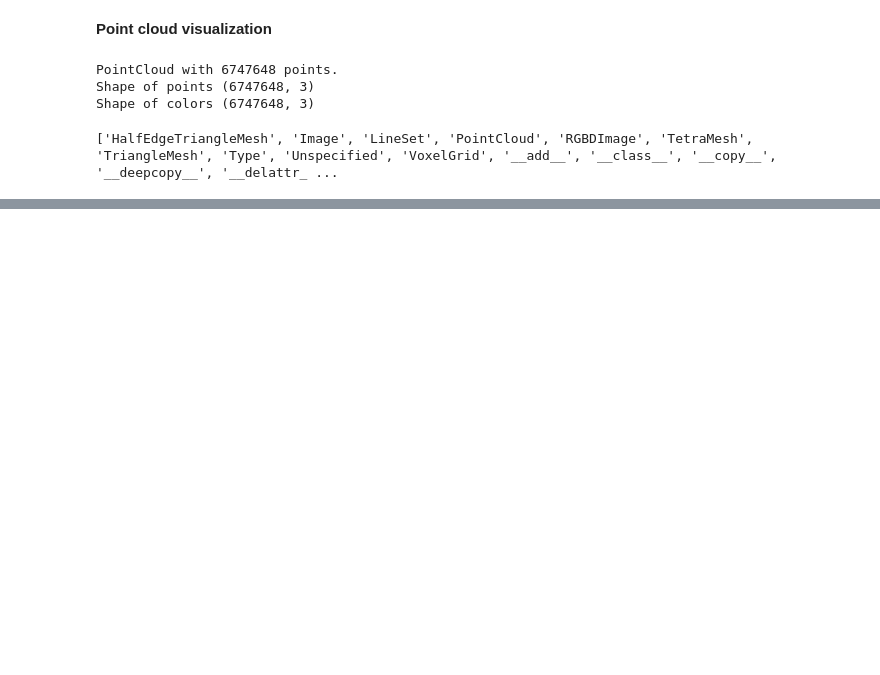
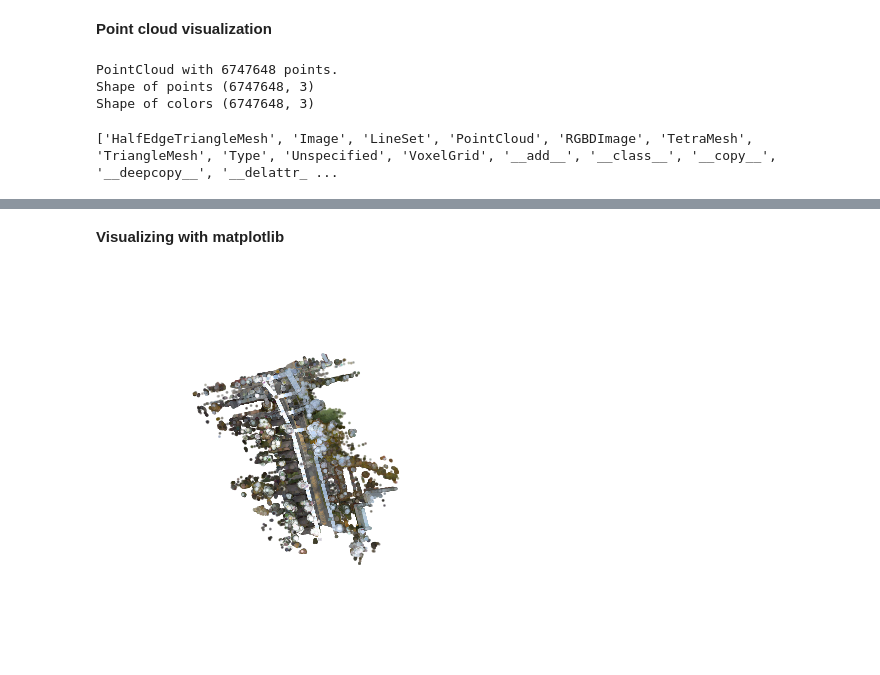
Before and after one commit to AleksandrMorozov123/Computer_vision_architectures, a Jupyter notebook: 3d-computer-vision.ipynb, the cells around one changed output, grey strips where cells are left out. Saved outputs shown, nothing was run; the diff lists cells and outputs as text; code cells hidden in the pictures; blank space fills up the shorter version.

Commit message:
Kaggle Notebook | 3D_Computer_vision | Version 8

```diff
--- a/3d-computer-vision.ipynb
+++ b/3d-computer-vision.ipynb
@@ -156,0 +156,5 @@ op3.visualization.draw_plotly([downpcd1],
+# %% [markdown]
+**Visualizing with matplotlib**
+# %%
+cloud = op3.io.read_point_cloud("/kaggle/input/point-cloud-lidar-toronto-3d/L004.ply")
+if cloud.is_empty(): exit()
@@ -156,0 +163,21 @@ op3.visualization.draw_plotly([downpcd1],
+# %%
+from mpl_toolkits import mplot3d
+points = np.asarray(cloud.points)
+
+colors = None
+if cloud.has_colors():
+    colors = np.asarray(cloud.colors)
+elif cloud.has_normals():
+    colors = (0.5, 0.5, 0.5) + np.asarray(cloud.normals) * 0.5
+else:
+    geometry.paint_uniform_color((1.0, 0.0, 0.0))
+    colors = np.asarray(geometry.colors)
+# %%
+# single View
+ax = plt.axes(projection='3d')
+ax.view_init(90, -90)
+ax.axis("off")
+ax.scatter(points[:,0], points[:,1], points[:,2], s=1, c=colors)
+plt.show()
+# %% [output]
+[figure, added]
```
Also changed, not shown: parts of 13 cells of this notebook.
